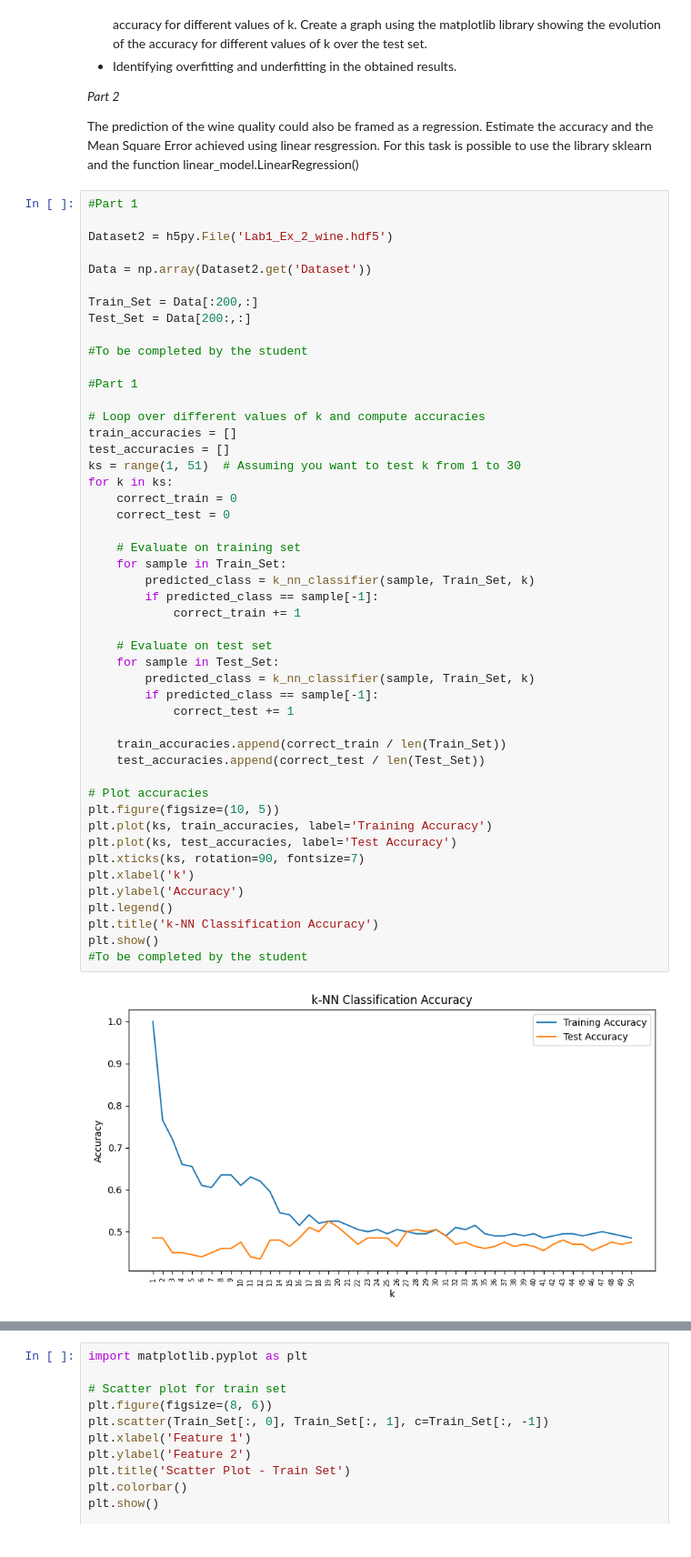
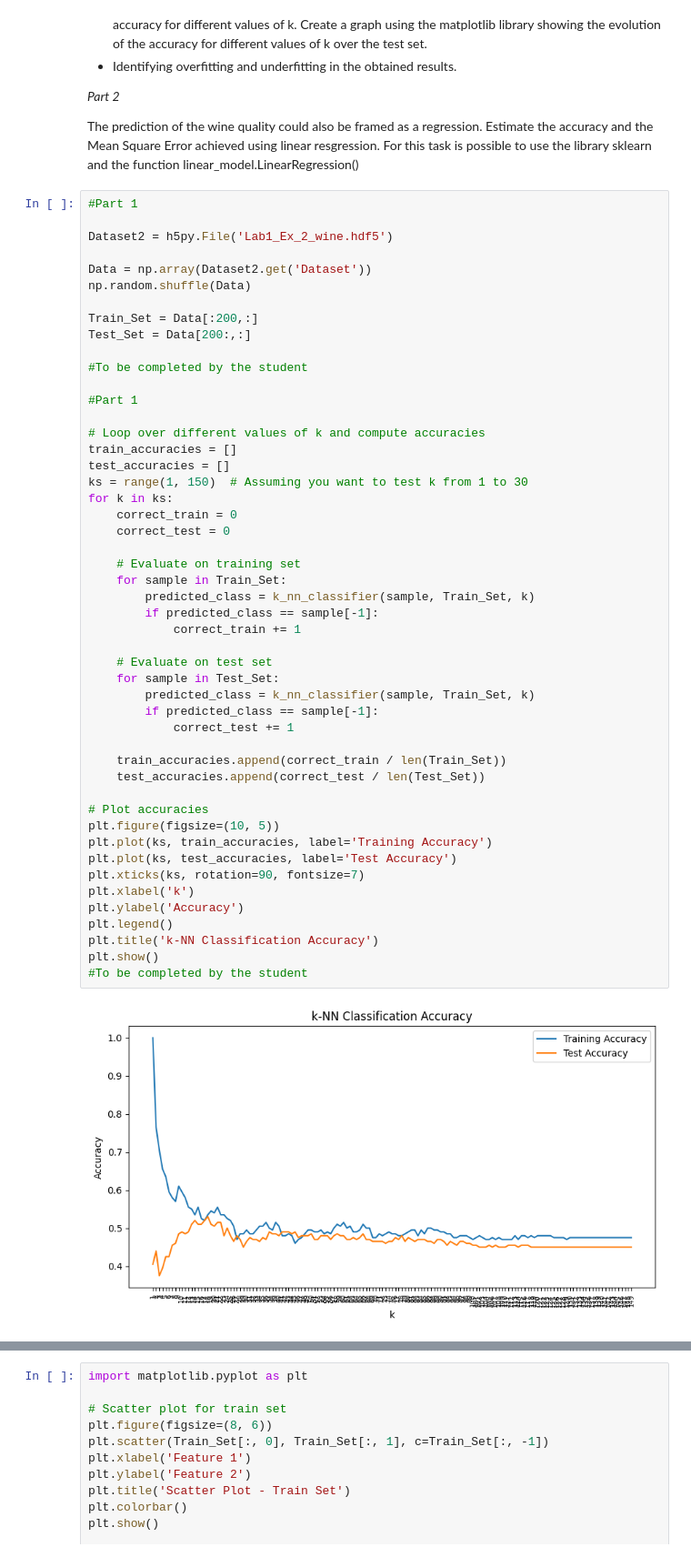
Before and after one commit to A-M-Alizadeh/Statistical-Labs, a Jupyter notebook: Stat Labs/Computer LAB 1/Lab1.ipynb, the cells around one changed output, grey strips where cells are left out. Shown at 91% size. Cells and saved outputs as stored; diff of their text form.

```diff
--- a/Stat Labs/Computer LAB 1/Lab1.ipynb
+++ b/Stat Labs/Computer LAB 1/Lab1.ipynb
@@ -130,6 +135,7 @@ The prediction of the wine quality could also be framed as a regression. Estimat
 Dataset2 = h5py.File('Lab1_Ex_2_wine.hdf5')
 
 Data = np.array(Dataset2.get('Dataset'))
+np.random.shuffle(Data)
 
 Train_Set = Data[:200,:]
 Test_Set = Data[200:,:]
@@ -141,36 +147,36 @@ Test_Set = Data[200:,:]
 # Loop over different values of k and compute accuracies
 train_accuracies = []
 test_accuracies = []
-ks = range(1, 51)  # Assuming you want to test k from 1 to 30
+ks = range(1, 150)  # Assuming you want to test k from 1 to 30
 for k in ks:
     correct_train = 0
     correct_test = 0
 
     # Evaluate on training set
     for sample in Train_Set:
         predicted_class = k_nn_classifier(sample, Train_Set, k)
         if predicted_class == sample[-1]:
             correct_train += 1
 
     # Evaluate on test set
     for sample in Test_Set:
         predicted_class = k_nn_classifier(sample, Train_Set, k)
         if predicted_class == sample[-1]:
             correct_test += 1
 
     train_accuracies.append(correct_train / len(Train_Set))
     test_accuracies.append(correct_test / len(Test_Set))
 
 # Plot accuracies
 plt.figure(figsize=(10, 5))
 plt.plot(ks, train_accuracies, label='Training Accuracy')
 plt.plot(ks, test_accuracies, label='Test Accuracy')
 plt.xticks(ks, rotation=90, fontsize=7)
 plt.xlabel('k')
 plt.ylabel('Accuracy')
 plt.legend()
 plt.title('k-NN Classification Accuracy')
 plt.show()
 #To be completed by the student
 # %% [output]
-[figure, old version]
+[figure, new version]
```
Also changed, not shown: parts of 5 cells of this notebook.
